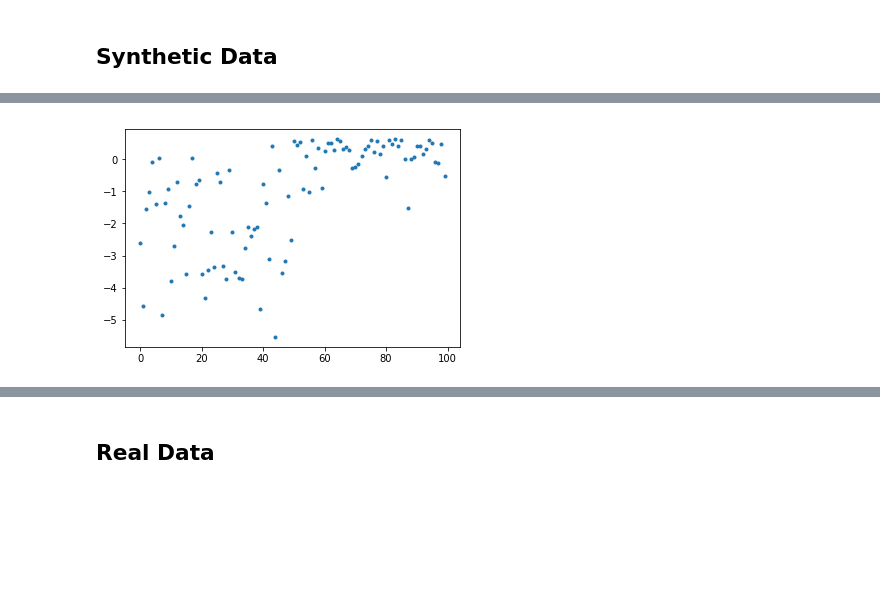
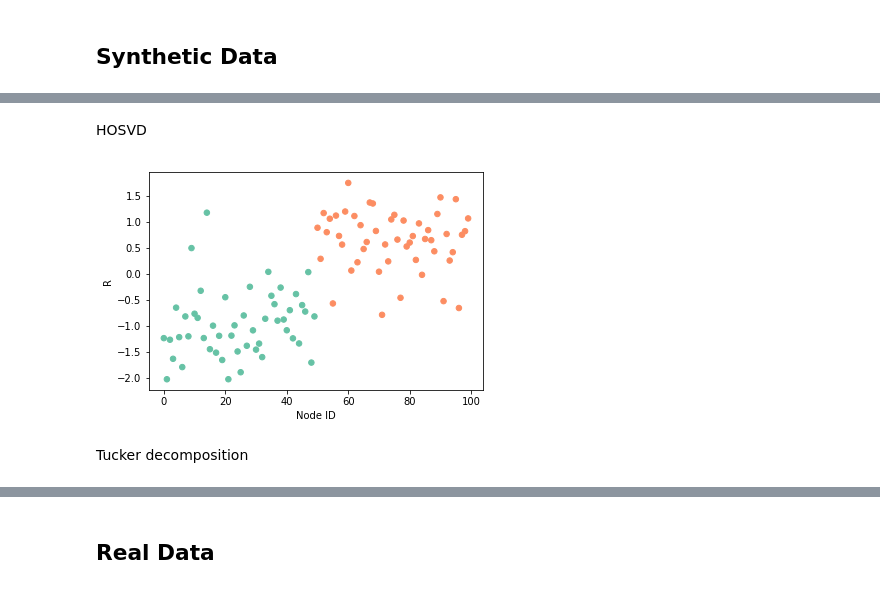
Before and after one commit to bill10/Hyper_SCORE, a Jupyter notebook: model-gpu.ipynb, the cells around one changed output, grey strips where cells are left out. Saved outputs shown, nothing was run; the diff lists cells and outputs as text; code cells hidden in the pictures; blank space fills up the shorter version.

```diff
--- a/model-gpu.ipynb
+++ b/model-gpu.ipynb
@@ -308,10 +309,16 @@ between: 133, within: 369
+# %% [markdown]
+HOSVD
 # %%
 U0 = hosvd_gpu(N,K,edges)
 B0 = U0[:,:-1]/U0[:,-1].reshape(len(U0),1)
-# %%
-plt.plot(B0,'.');
-# %% [output]
-[figure, removed]
+# %%
+plt.scatter(range(len(B0)), B0, s=30,c=comm, cmap=ListedColormap(sns.color_palette("Set2", 2)));
+plt.xlabel('Node ID');
+plt.ylabel('R');
+# %% [output]
+[figure, added]
+# %% [markdown]
+Tucker decomposition
 # %%
 B=hyper_score_gpu(N,K,edges,iterations=20)
 # %% [output]
```
Also changed, not shown: parts of 84 cells of this notebook.
